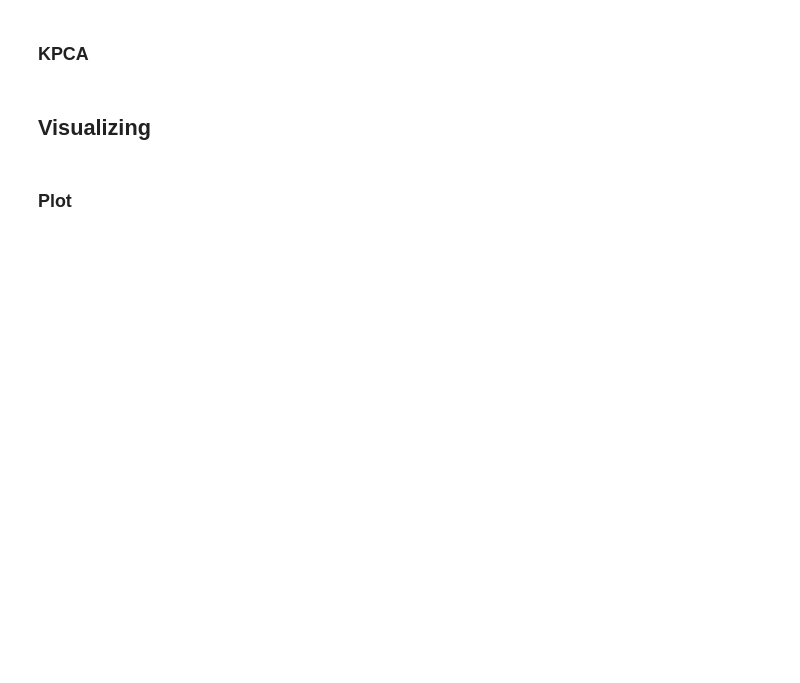
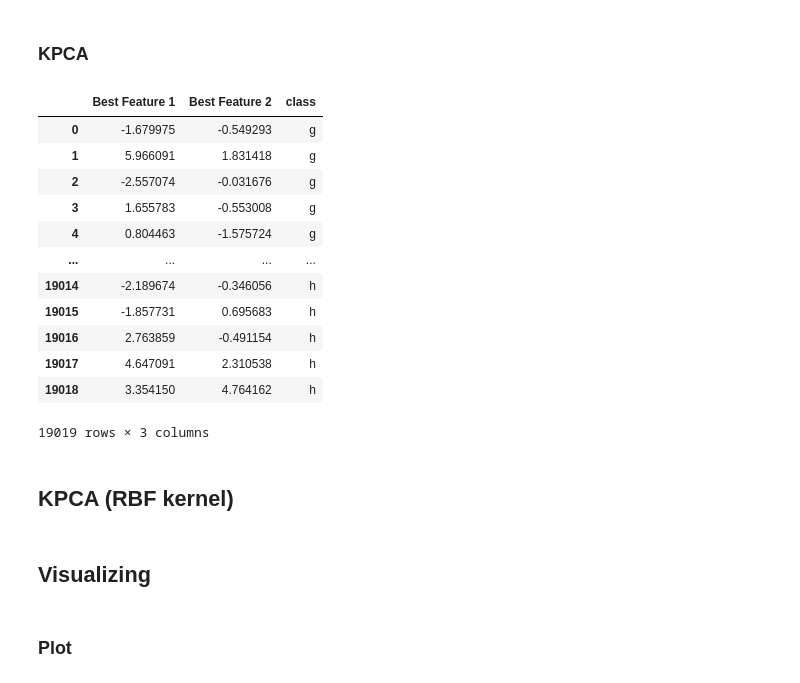
Before and after one commit to catarinaacsilva/kdd, a Jupyter notebook: pearson/homework2.ipynb, the cells around one changed output. Drawn from its saved outputs; the diff is of its cells as text; code cells hidden in the pictures; blank space fills up the shorter version.

Commit message:
Add pca and kpca

```diff
--- a/pearson/homework2.ipynb
+++ b/pearson/homework2.ipynb
@@ -110,2 +155,34 @@ TypeError: 'data' must be pandas DataFrame object, not: <class 'list'>
 # %% [markdown]
 ### KPCA
+# %%
+#KPCA nº columns
+kpca = KernelPCA(n_components=2, kernel='linear')
+
+#Get Best Features throw KPCA
+transformer  = kpca.fit_transform(x)
+
+#Resolve info into DataFrame
+kpcaDf = pd.DataFrame(data = transformer
+             , columns = ['Best Feature 1', 'Best Feature 2'])
+# %%
+#Append Categorical Feature
+kpcaDf = pd.concat([kpcaDf, dataset[['class']]], axis = 1)
+# %%
+#Show DataFrame
+kpcaDf
+# %% [output]
+|  | Best Feature 1 | Best Feature 2 | class |
+| 0 | -1.679975 | -0.549293 | g |
+| 1 | 5.966091 | 1.831418 | g |
+| 2 | -2.557074 | -0.031676 | g |
+| 3 | 1.655783 | -0.553008 | g |
+| 4 | 0.804463 | -1.575724 | g |
+| ... | ... | ... | ... |
+| 19014 | -2.189674 | -0.346056 | h |
+| 19015 | -1.857731 | 0.695683 | h |
+| 19016 | 2.763859 | -0.491154 | h |
+| 19017 | 4.647091 | 2.310538 | h |
+| 19018 | 3.354150 | 4.764162 | h |
+19019 rows × 3 columns
+# %% [markdown]
+## KPCA (RBF kernel)
```
Also changed, not shown: parts of 11 cells of this notebook.
